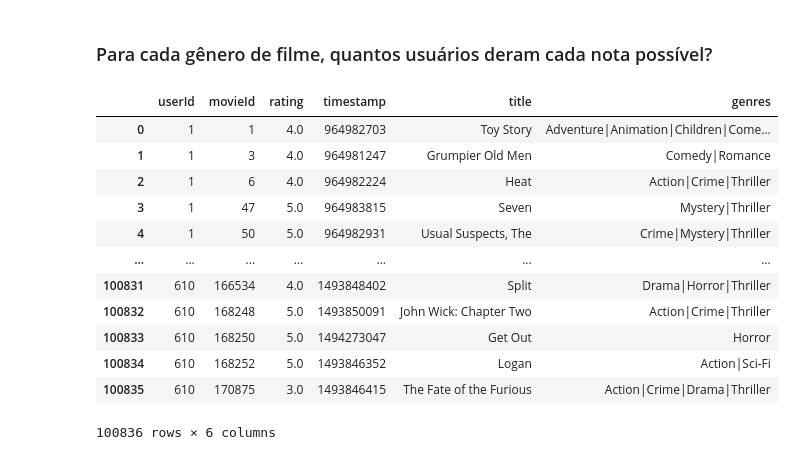
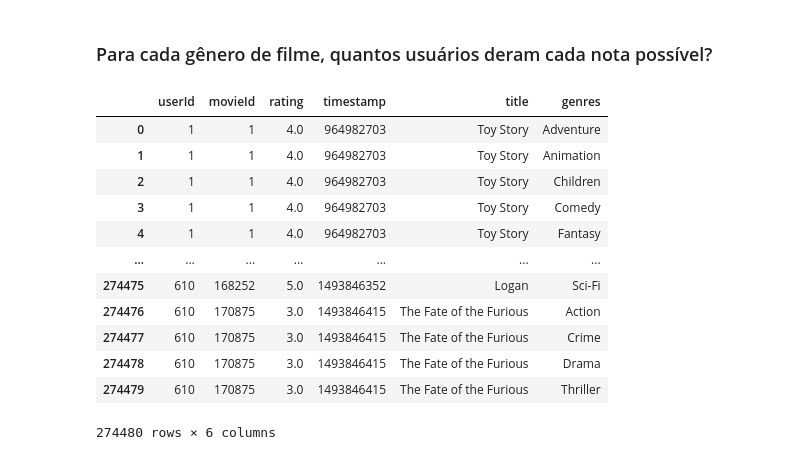
Before and after one commit to spoltiamanda/EDA_Movielens_Dataset, a Jupyter notebook: pipeline_movielens.ipynb, the cells around one changed output. Drawn from its saved outputs; the diff is of its cells as text; code cells hidden in the pictures.

```diff
--- a/pipeline_movielens.ipynb
+++ b/pipeline_movielens.ipynb
@@ -26,18 +27,18 @@ def read_data_csv(filename=str, separator=str, data_types=None):
     return df
 # %%
-path_dir = 'dados/movie_lens'
-df_movies = read_data_csv(f'{path_dir}/movies.csv', ',')
-df_ratings = read_data_csv(f'{path_dir}/ratings.csv', ',')
+df_movies = read_data_csv('movies.csv')
+df_ratings = read_data_csv('ratings.csv')
 # %%
 df_movies["ano"] = df_movies["title"].apply(lambda st: st[st.find("(")+1:st.find(")")])
 df_movies["title"] = df_movies["title"].str.replace(r" \(.*\)","", regex=True)
 df_movies['genres_count'] = df_movies['genres'].str.split('|').str.len()
 # %%
-id_title=df_movies[['movieId','title', 'genres']]
+id_title=df_movies[['movieId','title']]
 movies_ratings = pd.merge(df_ratings, id_title, how = 'left', on = 'movieId')
 # %%
 movies_genres = df_movies.copy()
 movies_genres['genres'] = movies_genres['genres'].str.split('|')
 movies_genres = movies_genres.explode('genres')
+movies_genres = movies_genres[['movieId','title', 'genres']]
 movies_genres
 # %% [output]
@@ -141,9 +142,3 @@ ratings_matrix_mean["rating"].mean()
 4.192446043165468
 # %% [markdown]
 ### Cada filme tem um rating médio. Qual a média desses ratings, por gênero?
-# %%
-movies_genres = df_movies.copy()
-movies_genres.drop(['genres_count'], inplace=True, axis=1)
-movies_genres['genres'] = movies_genres['genres'].str.split('|')
-movies_genres = movies_genres.explode('genres')
-movies_genres
@@ -187,18 +168,20 @@ mean_by_genres.groupby("genres")["rating_mean"].mean().to_frame("mean_genres")
 # %% [markdown]
 ### Para cada gênero de filme, quantos usuários deram cada nota possível?
 # %%
-movies_ratings
+id_title=movies_genres[['movieId','genres']]
+df_aux = pd.merge(movies_ratings, id_title, how = 'left', on = 'movieId')
+df_aux
 # %% [output]
 |  | userId | movieId | rating | timestamp | title | genres |
-| 0 | 1 | 1 | 4.0 | 964982703 | Toy Story | Adventure|Animation|Children|Come... |
-| 1 | 1 | 3 | 4.0 | 964981247 | Grumpier Old Men | Comedy|Romance |
-| 2 | 1 | 6 | 4.0 | 964982224 | Heat | Action|Crime|Thriller |
-| 3 | 1 | 47 | 5.0 | 964983815 | Seven | Mystery|Thriller |
-| 4 | 1 | 50 | 5.0 | 964982931 | Usual Suspects, The | Crime|Mystery|Thriller |
+| 0 | 1 | 1 | 4.0 | 964982703 | Toy Story | Adventure |
+| 1 | 1 | 1 | 4.0 | 964982703 | Toy Story | Animation |
+| 2 | 1 | 1 | 4.0 | 964982703 | Toy Story | Children |
+| 3 | 1 | 1 | 4.0 | 964982703 | Toy Story | Comedy |
+| 4 | 1 | 1 | 4.0 | 964982703 | Toy Story | Fantasy |
 | ... | ... | ... | ... | ... | ... | ... |
-| 100831 | 610 | 166534 | 4.0 | 1493848402 | Split | Drama|Horror|Thriller |
-| 100832 | 610 | 168248 | 5.0 | 1493850091 | John Wick: Chapter Two | Action|Crime|Thriller |
-| 100833 | 610 | 168250 | 5.0 | 1494273047 | Get Out | Horror |
-| 100834 | 610 | 168252 | 5.0 | 1493846352 | Logan | Action|Sci-Fi |
-| 100835 | 610 | 170875 | 3.0 | 1493846415 | The Fate of the Furious | Action|Crime|Drama|Thriller |
+| 274475 | 610 | 168252 | 5.0 | 1493846352 | Logan | Sci-Fi |
+| 274476 | 610 | 170875 | 3.0 | 1493846415 | The Fate of the Furious | Action |
+| 274477 | 610 | 170875 | 3.0 | 1493846415 | The Fate of the Furious | Crime |
+| 274478 | 610 | 170875 | 3.0 | 1493846415 | The Fate of the Furious | Drama |
+| 274479 | 610 | 170875 | 3.0 | 1493846415 | The Fate of the Furious | Thriller |
-100836 rows × 6 columns
+274480 rows × 6 columns
```
Also changed, not shown: parts of 9 cells of this notebook.
